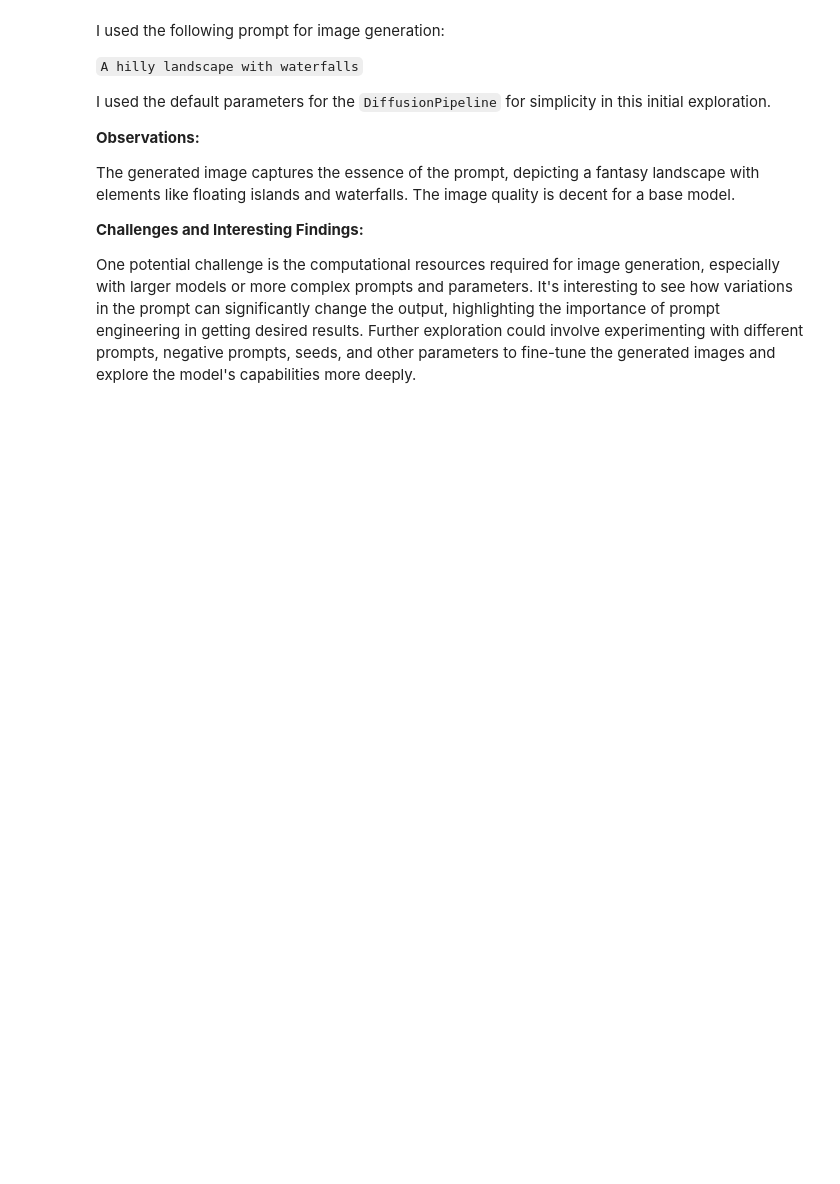
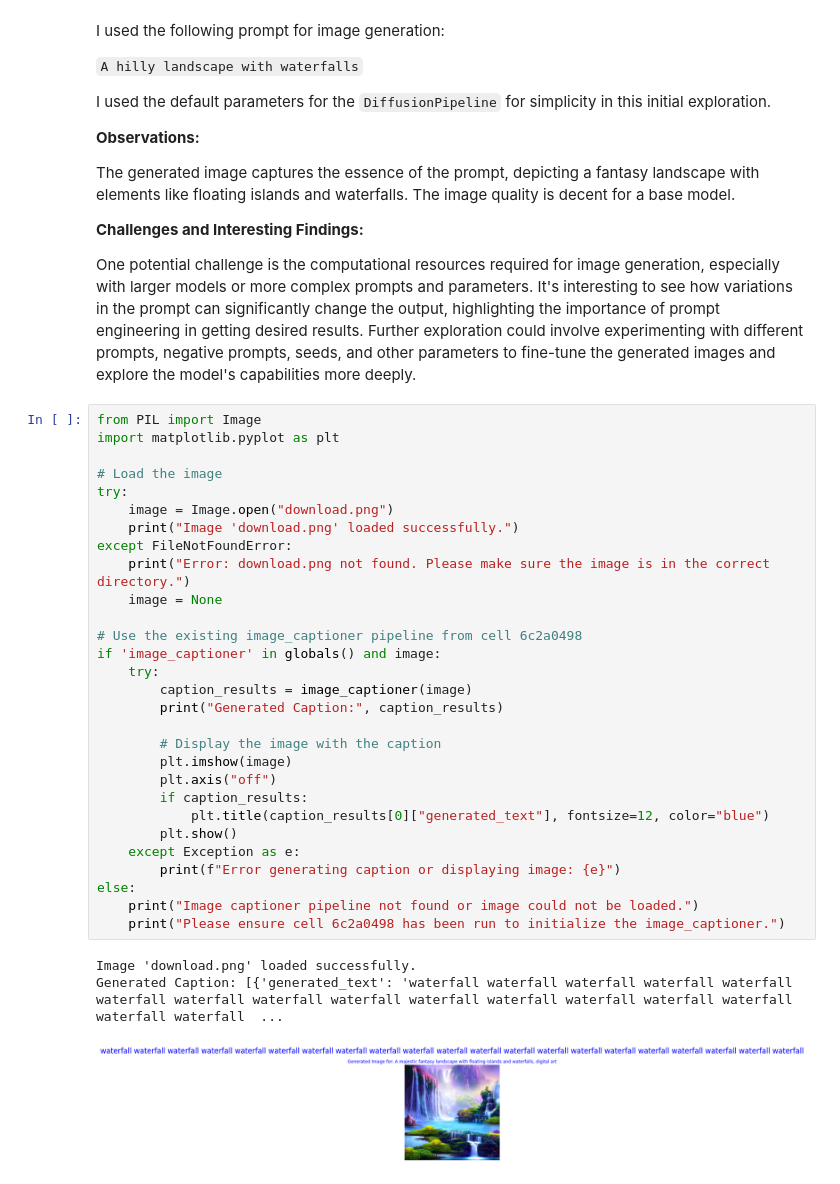
Before and after one commit to aashish10raj/GFG_21Projects_Course, a Jupyter notebook: Project11/11_The_AI_Swiss_Army_Knife__One_Line_Solutions_with_Hugging_Face_Pipelines.ipynb, the cells around one changed output. Saved outputs shown, nothing was run; the diff lists cells and outputs as text; blank space fills up the shorter version.

```diff
--- a/Project11/11_The_AI_Swiss_Army_Knife__One_Line_Solutions_with_Hugging_Face_Pipelines.ipynb
+++ b/Project11/11_The_AI_Swiss_Army_Knife__One_Line_Solutions_with_Hugging_Face_Pipelines.ipynb
@@ -393,3 +401,36 @@ The generated image captures the essence of the prompt, depicting a fantasy land
 **Challenges and Interesting Findings:**
 
 One potential challenge is the computational resources required for image generation, especially with larger models or more complex prompts and parameters. It's interesting to see how variations in the prompt can significantly change the output, highlighting the importance of prompt engineering in getting desired results. Further exploration could involve experimenting with different prompts, negative prompts, seeds, and other parameters to fine-tune the generated images and explore the model's capabilities more deeply.
+# %%
+from PIL import Image
+import matplotlib.pyplot as plt
+
+# Load the image
+try:
+    image = Image.open("download.png")
+    print("Image 'download.png' loaded successfully.")
+except FileNotFoundError:
+    print("Error: download.png not found. Please make sure the image is in the correct directory.")
+    image = None
+
+# Use the existing image_captioner pipeline from cell 6c2a0498
+if 'image_captioner' in globals() and image:
+    try:
+        caption_results = image_captioner(image)
+        print("Generated Caption:", caption_results)
+
+        # Display the image with the caption
+        plt.imshow(image)
+        plt.axis("off")
+        if caption_results:
+            plt.title(caption_results[0]["generated_text"], fontsize=12, color="blue")
+        plt.show()
+    except Exception as e:
+        print(f"Error generating caption or displaying image: {e}")
+else:
+    print("Image captioner pipeline not found or image could not be loaded.")
+    print("Please ensure cell 6c2a0498 has been run to initialize the image_captioner.")
+# %% [output]
+Image 'download.png' loaded successfully.
+Generated Caption: [{'generated_text': 'waterfall waterfall waterfall waterfall waterfall waterfall waterfall waterfall waterfall waterfall waterfall waterfall waterfall waterfall waterfall waterfall  ...
+[figure, added]
```
Also changed, not shown: parts of 2 cells of this notebook.
